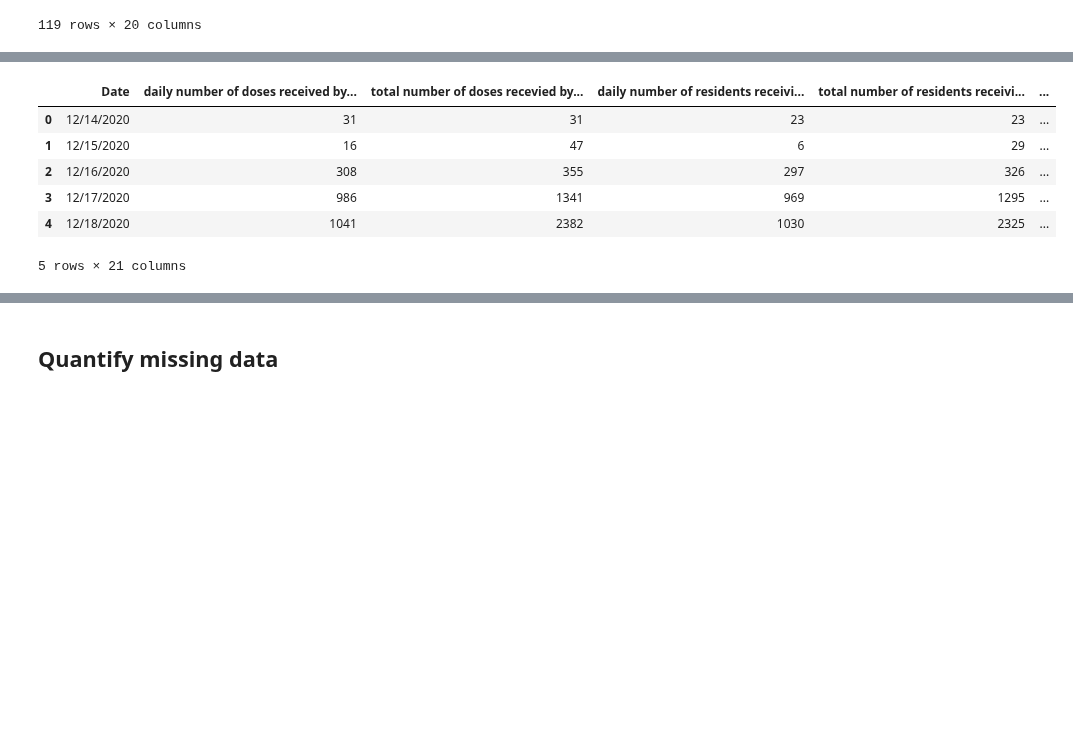
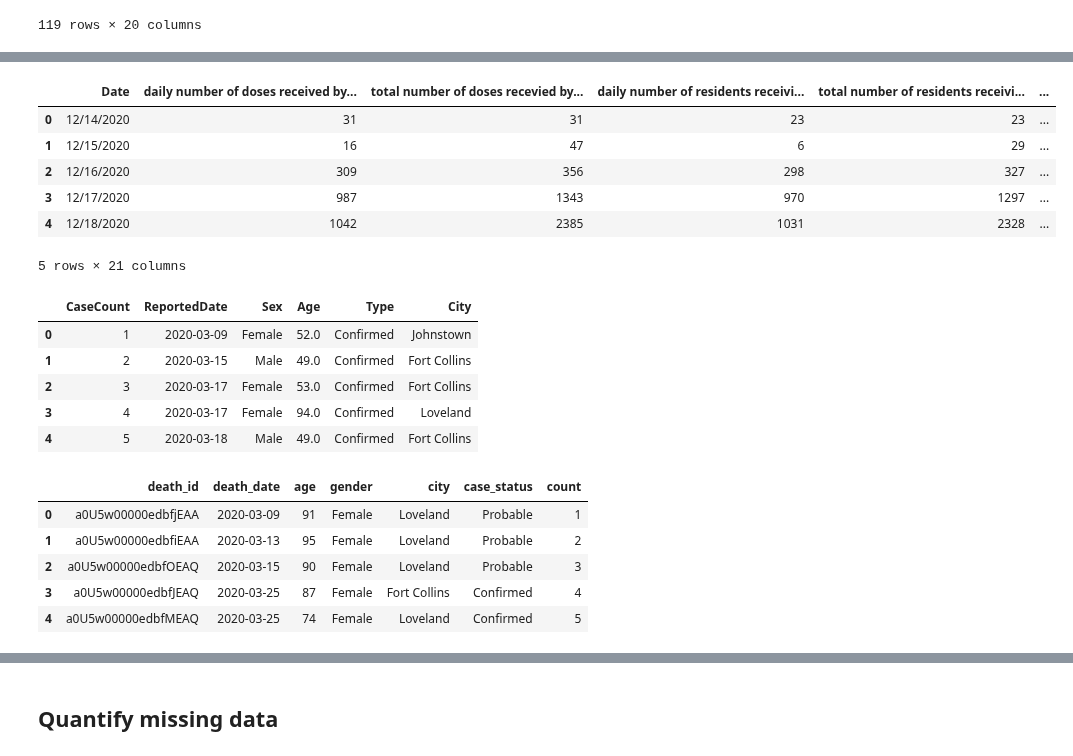
Before and after one commit to codyish/larimer_covid, a Jupyter notebook: larimercvaccine.ipynb, the cells around one changed output, grey strips where cells are left out. Drawn from its saved outputs; the diff is of its cells as text; code cells hidden in the pictures; blank space fills up the shorter version.

```diff
--- a/larimercvaccine.ipynb
+++ b/larimercvaccine.ipynb
@@ -43,0 +27,6 @@ larimer_vac
+# %%
+larimer_vac = pd.read_csv('https://speedtest.larimer.org/covid/index.php?file=vaccinations&csv')
+
+larimer_cases = pd.read_csv('https://speedtest.larimer.org/covid/cases.csv')
+
+larimer_deaths = pd.read_csv('https://larimer-county-data-lake.s3-us-west-2.amazonaws.com/Public/covid/covid_deaths.csv?t=1631890252549')
@@ -44,10 +49,26 @@ larimer_vac
 # %%
-larimer_vac.head()
+display(larimer_vac.head())
+
+display(larimer_cases.head())
+
+display(larimer_deaths.head())
 # %% [output]
 |  | Date | daily number of doses received by... | total number of doses recevied by... | daily number of residents receivi... | total number of residents receivi... | ... |
 | 0 | 12/14/2020 | 31 | 31 | 23 | 23 | ... |
 | 1 | 12/15/2020 | 16 | 47 | 6 | 29 | ... |
-| 2 | 12/16/2020 | 308 | 355 | 297 | 326 | ... |
-| 3 | 12/17/2020 | 986 | 1341 | 969 | 1295 | ... |
-| 4 | 12/18/2020 | 1041 | 2382 | 1030 | 2325 | ... |
+| 2 | 12/16/2020 | 309 | 356 | 298 | 327 | ... |
+| 3 | 12/17/2020 | 987 | 1343 | 970 | 1297 | ... |
+| 4 | 12/18/2020 | 1042 | 2385 | 1031 | 2328 | ... |
 5 rows × 21 columns
+|  | CaseCount | ReportedDate | Sex | Age | Type | City |
+| 0 | 1 | 2020-03-09 | Female | 52.0 | Confirmed | Johnstown |
+| 1 | 2 | 2020-03-15 | Male | 49.0 | Confirmed | Fort Collins |
+| 2 | 3 | 2020-03-17 | Female | 53.0 | Confirmed | Fort Collins |
+| 3 | 4 | 2020-03-17 | Female | 94.0 | Confirmed | Loveland |
+| 4 | 5 | 2020-03-18 | Male | 49.0 | Confirmed | Fort Collins |
+|  | death_id | death_date | age | gender | city | case_status | count |
+| 0 | a0U5w00000edbfjEAA | 2020-03-09 | 91 | Female | Loveland | Probable | 1 |
+| 1 | a0U5w00000edbfiEAA | 2020-03-13 | 95 | Female | Loveland | Probable | 2 |
+| 2 | a0U5w00000edbfOEAQ | 2020-03-15 | 90 | Female | Loveland | Probable | 3 |
+| 3 | a0U5w00000edbfJEAQ | 2020-03-25 | 87 | Female | Fort Collins | Confirmed | 4 |
+| 4 | a0U5w00000edbfMEAQ | 2020-03-25 | 74 | Female | Loveland | Confirmed | 5 |
```
Also changed, not shown: parts of 18 cells of this notebook, 2 other files.
